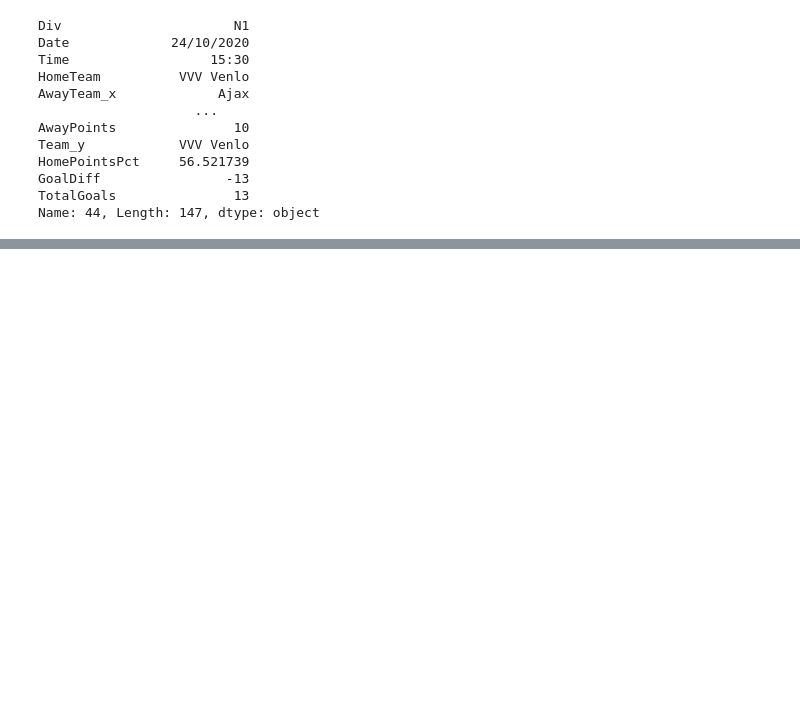
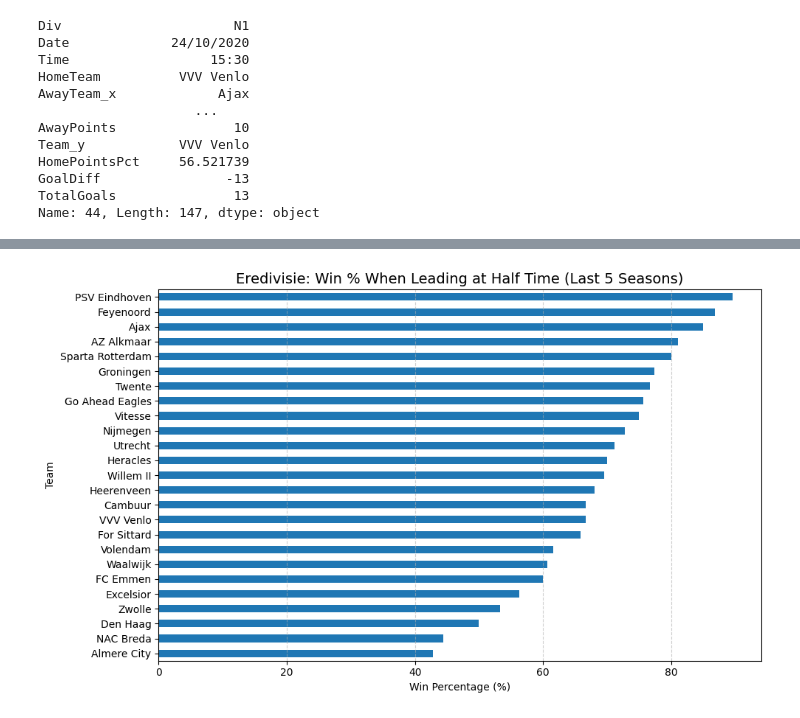
Before and after one commit to SimonteBiesebeek/FinalProject, a Jupyter notebook: JupyterFinalProject.ipynb, the cells around one changed output, grey strips where cells are left out. Saved outputs shown, nothing was run; the diff lists cells and outputs as text; code cells hidden in the pictures; blank space fills up the shorter version.

Commit message:
graph win/loss percentage after half time

```diff
--- a/JupyterFinalProject.ipynb
+++ b/JupyterFinalProject.ipynb
@@ -615,0 +660,13 @@ Name: 44, Length: 147, dtype: object
+# %%
+import matplotlib.pyplot as plt
+plt.figure(figsize=(10,6))
+team_win_pct['overall_win_pct_when_leading_HT'].sort_values().plot(kind='barh')
+
+plt.title('Eredivisie: Win % When Leading at Half Time (Last 5 Seasons)', fontsize=14)
+plt.xlabel('Win Percentage (%)')
+plt.ylabel('Team')
+plt.grid(axis='x', linestyle='--', alpha=0.6)
+plt.tight_layout()
+plt.show()
+# %% [output]
+[figure, added]
```
Also changed, not shown: parts of 8 cells of this notebook, 2 other files.
